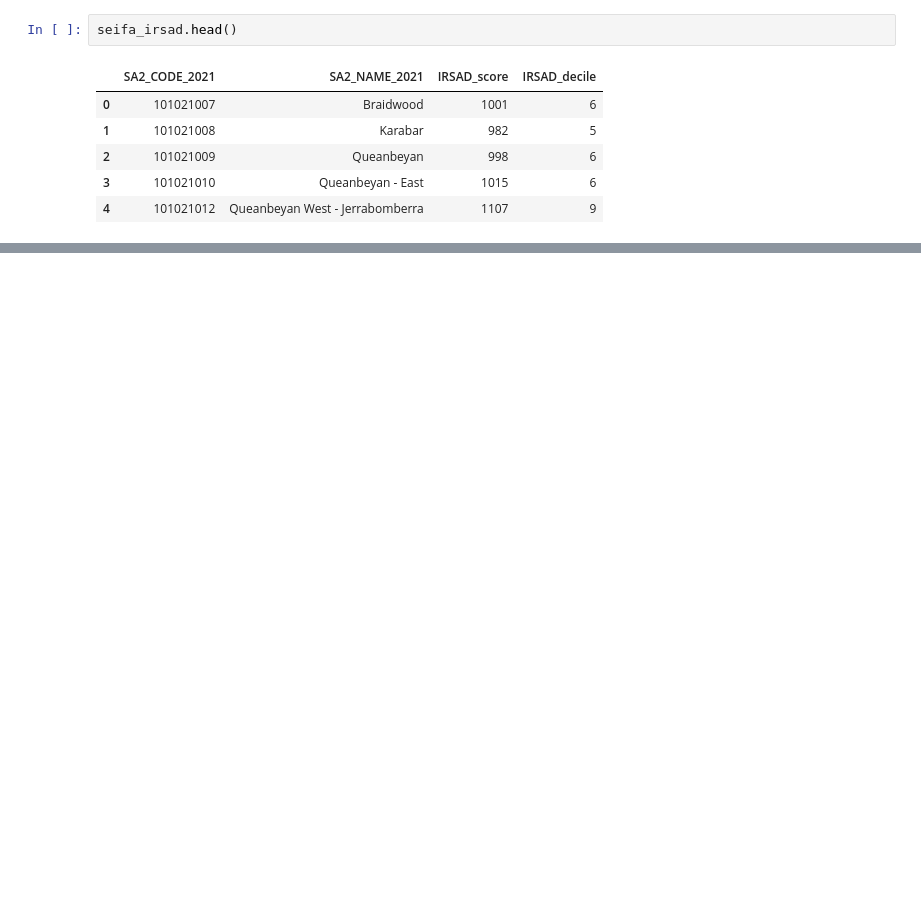
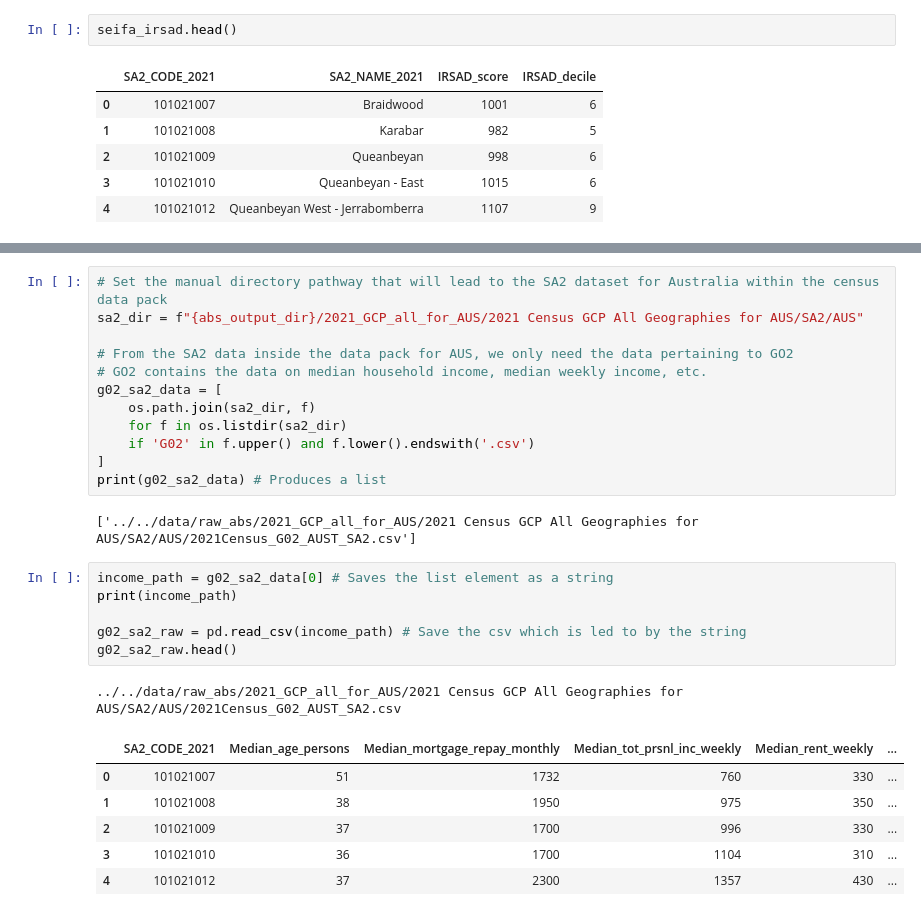
Before and after one commit to bambasp1s/MAST30034_Project_2, a Jupyter notebook: notebooks/external data code/read_external_data-2.ipynb, the cells around one changed output, grey strips where cells are left out. Cells and saved outputs as stored; diff of their text form; blank space fills up the shorter version.

```diff
--- a/notebooks/external data code/read_external_data-2.ipynb
+++ b/notebooks/external data code/read_external_data-2.ipynb
@@ -210,0 +185,28 @@ NameError: name 'excel_path_poa' is not defined
+# %%
+# Set the manual directory pathway that will lead to the SA2 dataset for Australia within the census data pack
+sa2_dir = f"{abs_output_dir}/2021_GCP_all_for_AUS/2021 Census GCP All Geographies for AUS/SA2/AUS"
+
+# From the SA2 data inside the data pack for AUS, we only need the data pertaining to GO2
+# GO2 contains the data on median household income, median weekly income, etc.
+g02_sa2_data = [
+    os.path.join(sa2_dir, f)
+    for f in os.listdir(sa2_dir)
+    if 'G02' in f.upper() and f.lower().endswith('.csv')
+]
+print(g02_sa2_data) # Produces a list
+# %% [output]
+['../../data/raw_abs/2021_GCP_all_for_AUS/2021 Census GCP All Geographies for AUS/SA2/AUS/2021Census_G02_AUST_SA2.csv']
+# %%
+income_path = g02_sa2_data[0] # Saves the list element as a string
+print(income_path)
+
+g02_sa2_raw = pd.read_csv(income_path) # Save the csv which is led to by the string
+g02_sa2_raw.head()
+# %% [output]
+../../data/raw_abs/2021_GCP_all_for_AUS/2021 Census GCP All Geographies for AUS/SA2/AUS/2021Census_G02_AUST_SA2.csv
+|  | SA2_CODE_2021 | Median_age_persons | Median_mortgage_repay_monthly | Median_tot_prsnl_inc_weekly | Median_rent_weekly | ... |
+| 0 | 101021007 | 51 | 1732 | 760 | 330 | ... |
+| 1 | 101021008 | 38 | 1950 | 975 | 350 | ... |
+| 2 | 101021009 | 37 | 1700 | 996 | 330 | ... |
+| 3 | 101021010 | 36 | 1700 | 1104 | 310 | ... |
+| 4 | 101021012 | 37 | 2300 | 1357 | 430 | ... |
```
Also changed, not shown: parts of 14 cells of this notebook.
